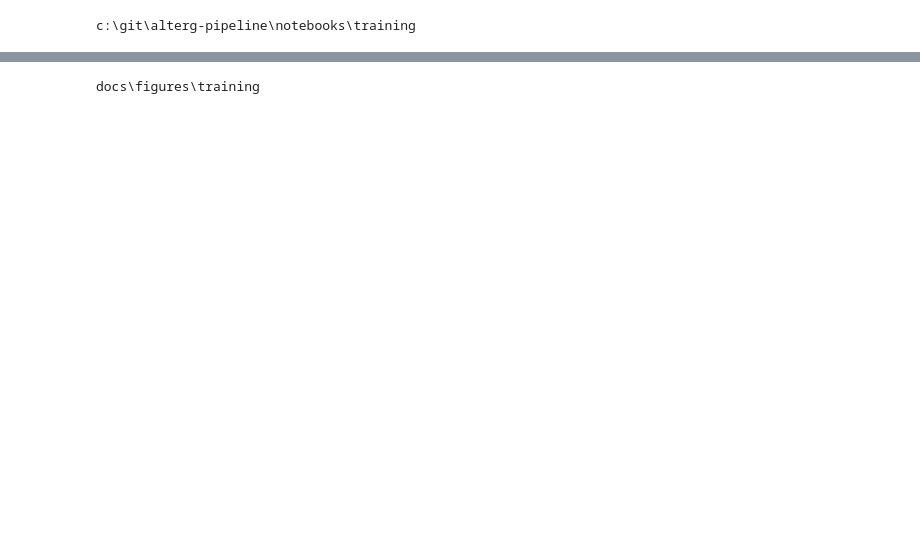
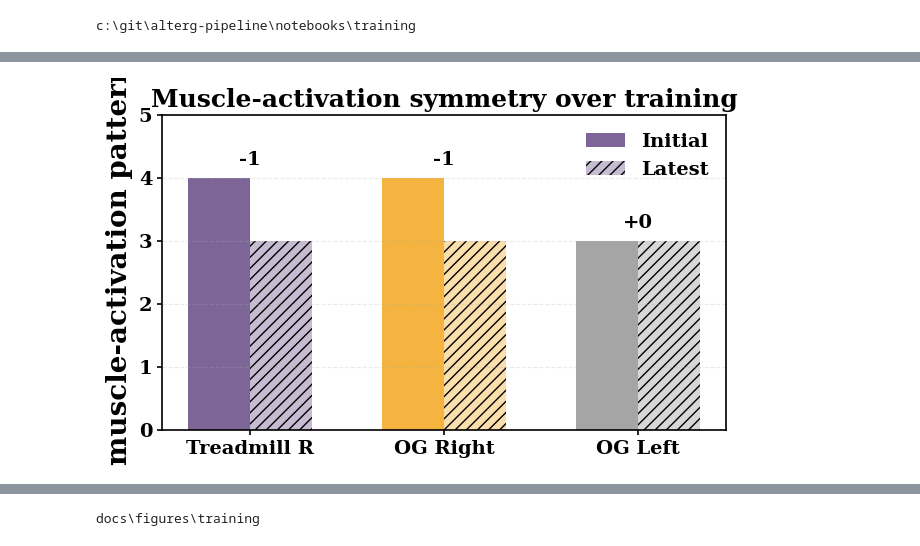
Before and after one commit to PabloHumanMetrics/alterg-pipeline, a Jupyter notebook: notebooks/training/A_DataRead.ipynb, the cells around one changed output, grey strips where cells are left out. Cells and saved outputs as stored; diff of their text form; code cells hidden in the pictures; blank space fills up the shorter version.

```diff
--- a/notebooks/training/A_DataRead.ipynb
+++ b/notebooks/training/A_DataRead.ipynb
@@ -715,3 +726,42 @@ This visualization provides insight into the participant's performance and impro
 C:\git\alterg-pipeline\notebooks\training\docs\figures\training
 C:\git\alterg-pipeline\notebooks\training\docs\figures\training\training_density_vs_maxspeed.png
 Plotted 56 weeks. Speed and session count shown for each week.
+# %%
+# --- Clustered bars with rcParams already set ----------------------------------
+import matplotlib.pyplot as plt
+import numpy as np
+from pathlib import Path
+
+FIGURE_DIR.mkdir(exist_ok=True, parents=True)   # ensure dir
+
+# Data
+initial = {"Treadmill R": 4, "OG Right": 4, "OG Left": 3}
+latest  = {"Treadmill R": 3, "OG Right": 3, "OG Left": 3}
+labels  = list(initial.keys())
+colors  = ["#5D407D", "#F2A10F", "#8F8F8F"]
+
+x      = np.arange(len(labels))
+width  = 0.32
+
+fig, ax = plt.subplots(figsize=(6.5, 4))
+
+ax.bar(x - width/2, initial.values(), width, label="Initial", color=colors, alpha=0.8)
+ax.bar(x + width/2, latest.values(),  width, label="Latest",  color=colors, alpha=0.35, hatch="///")
+
+# Δ labels
+for xi, (v0, v1) in enumerate(zip(initial.values(), latest.values())):
+    ax.text(xi, max(v0, v1) + 0.15, f"{v1 - v0:+}", ha="center", va="bottom", fontsize=14)
+
+ax.set_ylabel("# muscle-activation patterns")
+ax.set_xticks(x)
+ax.set_xticklabels(labels, fontsize=14)
+ax.set_ylim(0, 5)
+ax.set_title("Muscle-activation symmetry over training")
+ax.legend(frameon=False, loc="upper right")
+ax.grid(axis="y", linestyle="--", alpha=0.25)
+
+plt.tight_layout()
+plt.savefig(FIGURE_DIR / "muscle_pattern_symmetry_bars.png", dpi=300)
+plt.show()
+# %% [output]
+[figure, added]
```
Also changed, not shown: parts of 6 cells of this notebook, 11 other files.
